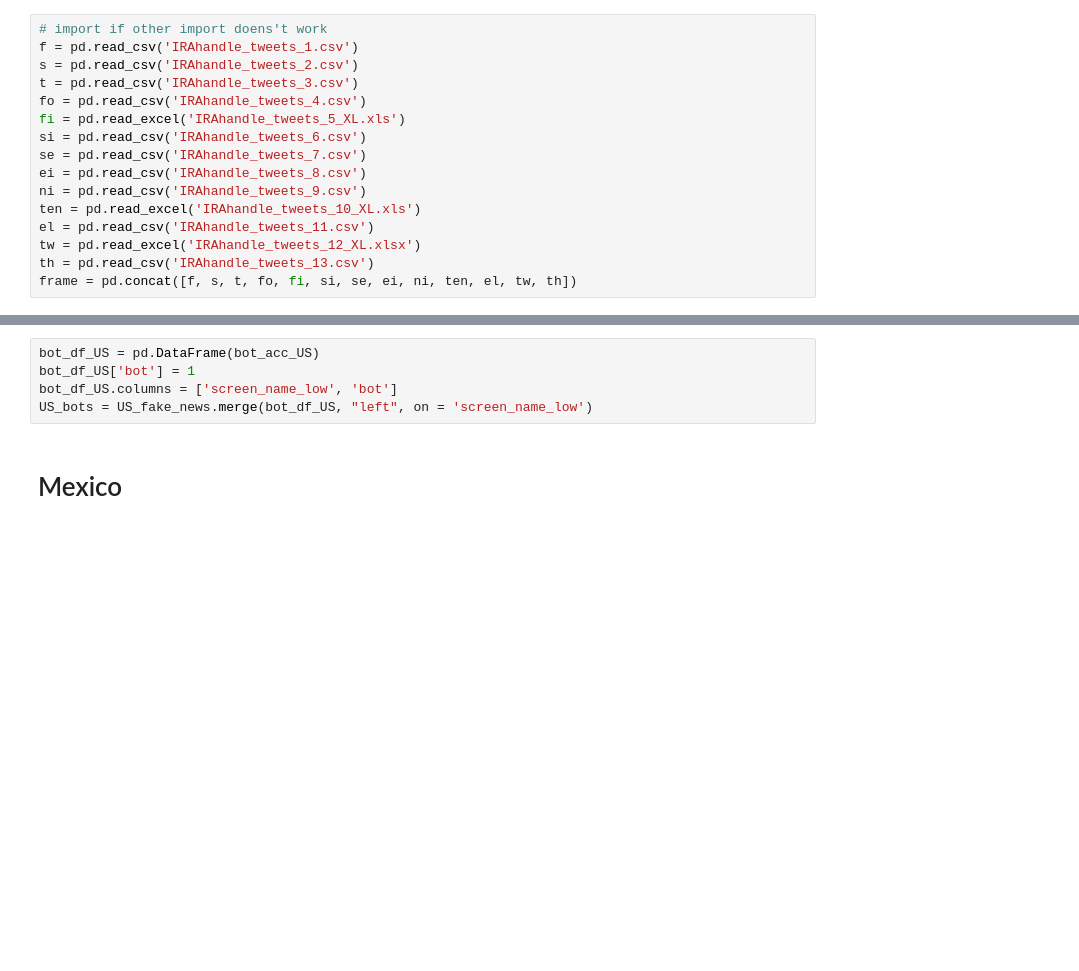
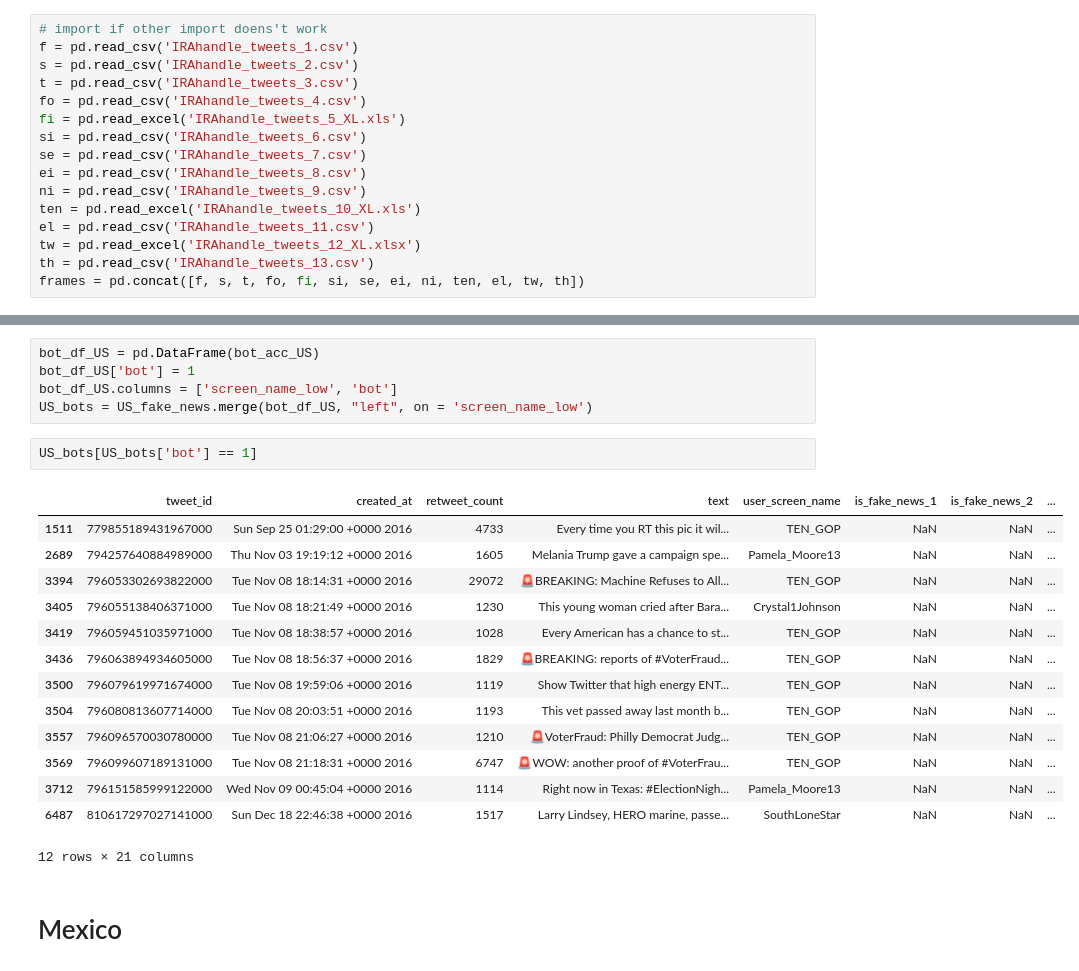
Before and after one commit to julioadl/research, a Jupyter notebook: Bots_russia.ipynb, the cells around one changed output, grey strips where cells are left out. Cells and saved outputs as stored; diff of their text form; blank space fills up the shorter version.

```diff
--- a/Bots_russia.ipynb
+++ b/Bots_russia.ipynb
@@ -65,7 +65,7 @@ ten = pd.read_excel('IRAhandle_tweets_10_XL.xls')
 el = pd.read_csv('IRAhandle_tweets_11.csv')
 tw = pd.read_excel('IRAhandle_tweets_12_XL.xlsx')
 th = pd.read_csv('IRAhandle_tweets_13.csv')
-frame = pd.concat([f, s, t, fo, fi, si, se, ei, ni, ten, el, tw, th])
+frames = pd.concat([f, s, t, fo, fi, si, se, ei, ni, ten, el, tw, th])
 # %%
 # creates a set of all account names in the brexit and bot data set
 # make everything lower case as bot data is caps only
@@ -268,6 +518,23 @@ bot_df_US = pd.DataFrame(bot_acc_US)
 bot_df_US['bot'] = 1
 bot_df_US.columns = ['screen_name_low', 'bot']
 US_bots = US_fake_news.merge(bot_df_US, "left", on = 'screen_name_low')
+# %%
+US_bots[US_bots['bot'] == 1]
+# %% [output]
+|  | tweet_id | created_at | retweet_count | text | user_screen_name | is_fake_news_1 | is_fake_news_2 | ... |
+| 1511 | 779855189431967000 | Sun Sep 25 01:29:00 +0000 2016 | 4733 | Every time you RT this pic it wil... | TEN_GOP | NaN | NaN | ... |
+| 2689 | 794257640884989000 | Thu Nov 03 19:19:12 +0000 2016 | 1605 | Melania Trump gave a campaign spe... | Pamela_Moore13 | NaN | NaN | ... |
+| 3394 | 796053302693822000 | Tue Nov 08 18:14:31 +0000 2016 | 29072 | 🚨BREAKING: Machine Refuses to All... | TEN_GOP | NaN | NaN | ... |
+| 3405 | 796055138406371000 | Tue Nov 08 18:21:49 +0000 2016 | 1230 | This young woman cried after Bara... | Crystal1Johnson | NaN | NaN | ... |
+| 3419 | 796059451035971000 | Tue Nov 08 18:38:57 +0000 2016 | 1028 | Every American has a chance to st... | TEN_GOP | NaN | NaN | ... |
+| 3436 | 796063894934605000 | Tue Nov 08 18:56:37 +0000 2016 | 1829 | 🚨BREAKING: reports of #VoterFraud... | TEN_GOP | NaN | NaN | ... |
+| 3500 | 796079619971674000 | Tue Nov 08 19:59:06 +0000 2016 | 1119 | Show Twitter that high energy ENT... | TEN_GOP | NaN | NaN | ... |
+| 3504 | 796080813607714000 | Tue Nov 08 20:03:51 +0000 2016 | 1193 | This vet passed away last month b... | TEN_GOP | NaN | NaN | ... |
+| 3557 | 796096570030780000 | Tue Nov 08 21:06:27 +0000 2016 | 1210 | 🚨VoterFraud: Philly Democrat Judg... | TEN_GOP | NaN | NaN | ... |
+| 3569 | 796099607189131000 | Tue Nov 08 21:18:31 +0000 2016 | 6747 | 🚨WOW: another proof of #VoterFrau... | TEN_GOP | NaN | NaN | ... |
+| 3712 | 796151585999122000 | Wed Nov 09 00:45:04 +0000 2016 | 1114 | Right now in Texas: #ElectionNigh... | Pamela_Moore13 | NaN | NaN | ... |
+| 6487 | 810617297027141000 | Sun Dec 18 22:46:38 +0000 2016 | 1517 | Larry Lindsey, HERO marine, passe... | SouthLoneStar | NaN | NaN | ... |
+12 rows × 21 columns
 # %% [markdown]
 # Mexico
 # %%
```
Also changed, not shown: parts of 19 cells of this notebook.
